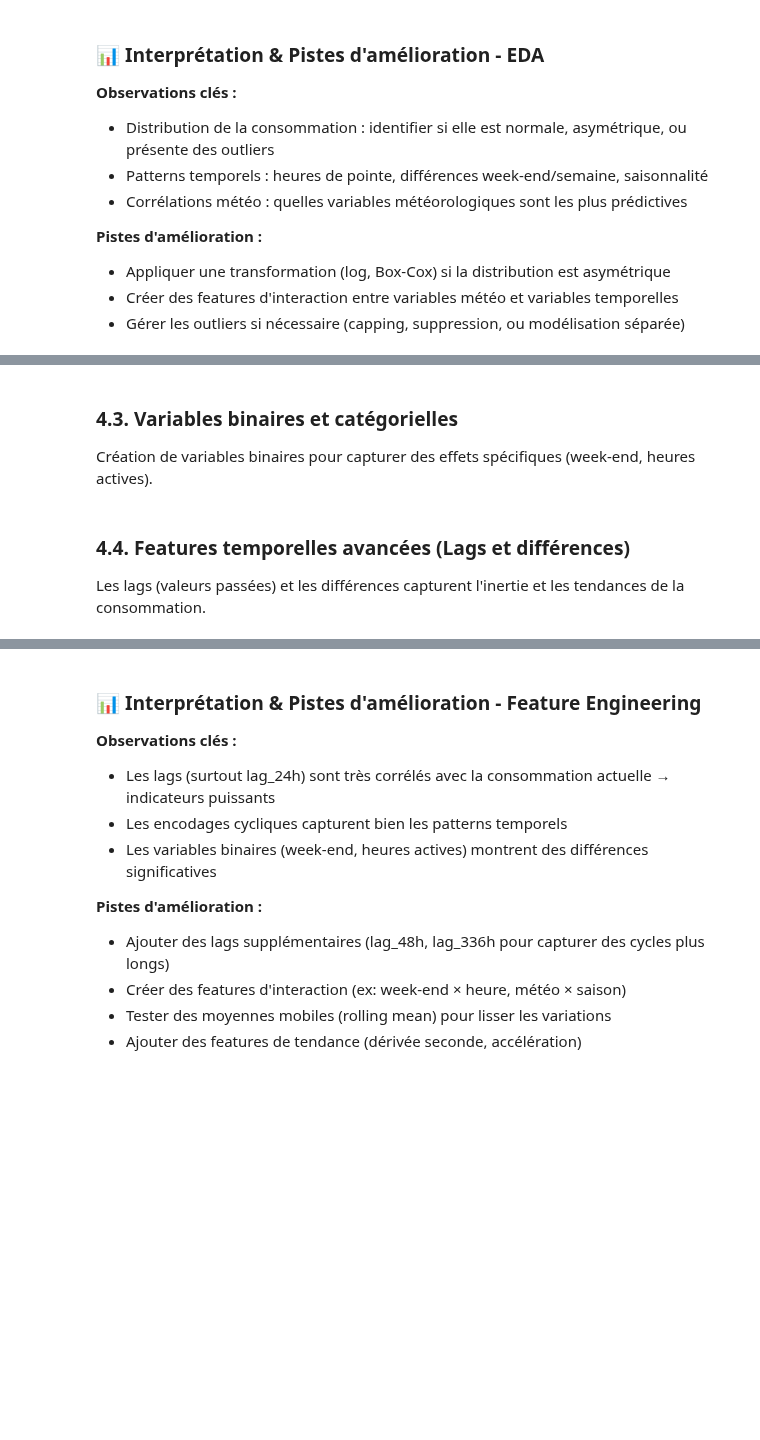
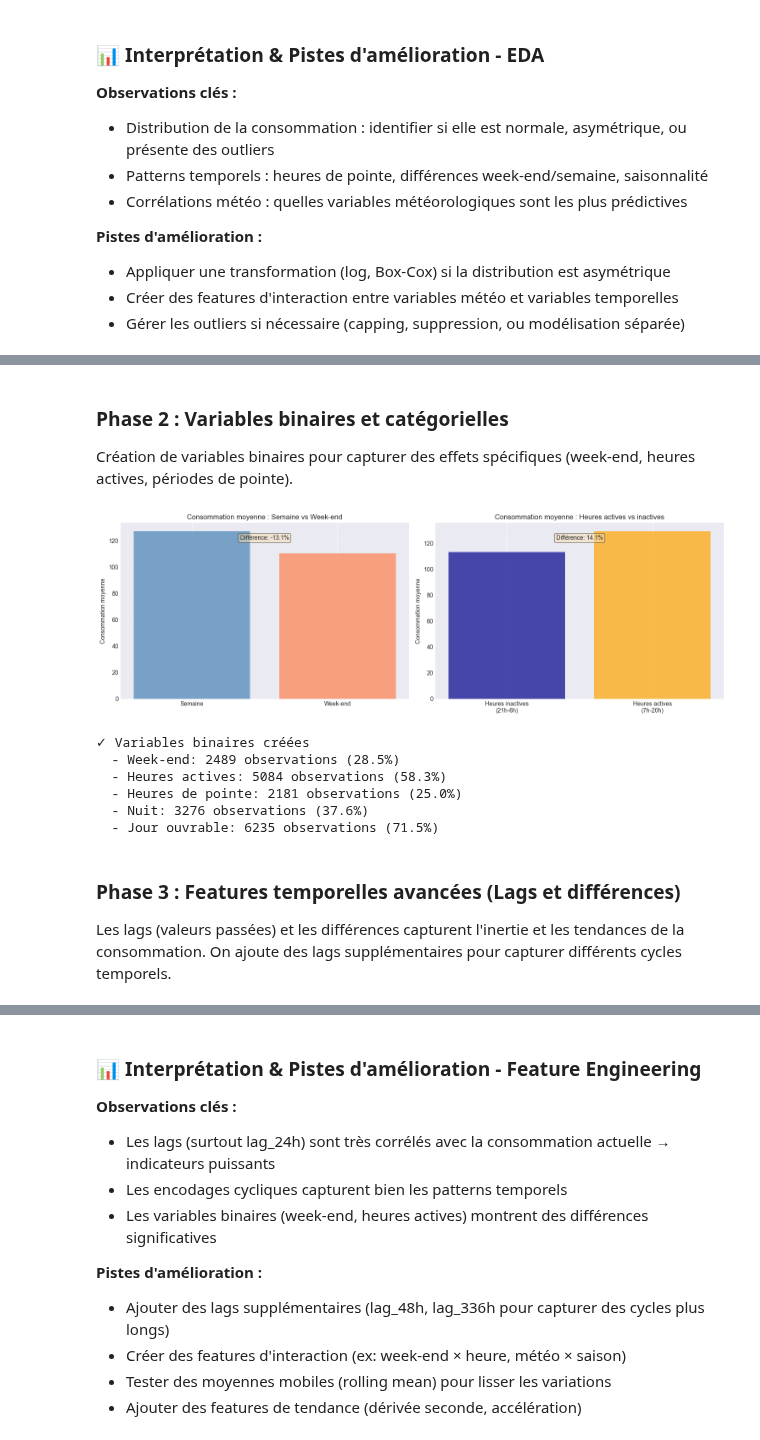
Before and after one commit to juleshenri2003/prediction_conso, a Jupyter notebook: notebook.ipynb, the cells around one changed output, grey strips where cells are left out. Cells and saved outputs as stored; diff of their text form; code cells hidden in the pictures; blank space fills up the shorter version.

```diff
--- a/notebook.ipynb
+++ b/notebook.ipynb
@@ -291,7 +374,7 @@ plt.show()
 # %% [markdown]
-### 4.3. Variables binaires et catégorielles
+### Phase 2 : Variables binaires et catégorielles
 
-Création de variables binaires pour capturer des effets spécifiques (week-end, heures actives).
+Création de variables binaires pour capturer des effets spécifiques (week-end, heures actives, périodes de pointe).
 # %%
 # Variable binaire Week-end (1 si samedi ou dimanche, 0 sinon)
 is_weekend = (jours_de_la_semaine >= 5).astype(int)
@@ -299,6 +382,17 @@ is_weekend = (jours_de_la_semaine >= 5).astype(int)
 # Variable binaire Heures actives (1 si entre 7h et 20h, 0 sinon)
 # Cette variable aide le modèle à mieux caler le "talon" de consommation nocturne
 is_active_hours = ((Heure_orig >= 7) & (Heure_orig <= 20)).astype(int)
+
+# Variable binaire Heures de pointe (1 si entre 8h-10h ou 18h-20h, 0 sinon)
+# Périodes de forte consommation typiques
+is_peak_hours = (((Heure_orig >= 8) & (Heure_orig <= 10)) |
+                 ((Heure_orig >= 18) & (Heure_orig <= 20))).astype(int)
+
+# Variable binaire Nuit (1 si entre 22h et 6h, 0 sinon)
+is_night = ((Heure_orig >= 22) | (Heure_orig <= 6)).astype(int)
+
+# Variable binaire Jour ouvrable (1 si lundi-vendredi, 0 sinon)
+is_weekday = (jours_de_la_semaine < 5).astype(int)
 
 # Visualisation de l'impact de ces variables
 fig, axes = plt.subplots(1, 2, figsize=(15, 5))
@@ -308,35 +402,46 @@ conso_weekend = y_orig[is_weekend == 1].mean()
 conso_semaine = y_orig[is_weekend == 0].mean()
 axes[0].bar(['Semaine', 'Week-end'], [conso_semaine, conso_weekend],
             color=['steelblue', 'coral'], alpha=0.7)
 axes[0].set_title('Consommation moyenne : Semaine vs Week-end')
 axes[0].set_ylabel('Consommation moyenne')
 axes[0].grid(True, alpha=0.3, axis='y')
 diff_pct = ((conso_weekend - conso_semaine) / conso_semaine) * 100
 axes[0].text(0.5, max(conso_semaine, conso_weekend) * 0.95,
              f'Différence: {diff_pct:.1f}%', ha='center', fontsize=10,
              bbox=dict(boxstyle='round', facecolor='wheat', alpha=0.5))
 
 # Impact des heures actives
 conso_active = y_orig[is_active_hours == 1].mean()
 conso_inactive = y_orig[is_active_hours == 0].mean()
 axes[1].bar(['Heures inactives\n(21h-6h)', 'Heures actives\n(7h-20h)'],
             [conso_inactive, conso_active], color=['darkblue', 'orange'], alpha=0.7)
 axes[1].set_title('Consommation moyenne : Heures actives vs inactives')
 axes[1].set_ylabel('Consommation moyenne')
 axes[1].grid(True, alpha=0.3, axis='y')
 diff_pct2 = ((conso_active - conso_inactive) / conso_inactive) * 100
 axes[1].text(0.5, max(conso_active, conso_inactive) * 0.95,
              f'Différence: {diff_pct2:.1f}%', ha='center', fontsize=10,
              bbox=dict(boxstyle='round', facecolor='wheat', alpha=0.5))
 
 plt.tight_layout()
 plt.show()
 
 print(f"✓ Variables binaires créées")
 print(f"  - Week-end: {is_weekend.sum()} observations ({is_weekend.sum()/len(is_weekend)*100:.1f}%)")
 print(f"  - Heures actives: {is_active_hours.sum()} observations ({is_active_hours.sum()/len(is_active_hours)*100:.1f}%)")
+print(f"  - Heures de pointe: {is_peak_hours.sum()} observations ({is_peak_hours.sum()/len(is_peak_hours)*100:.1f}%)")
+print(f"  - Nuit: {is_night.sum()} observations ({is_night.sum()/len(is_night)*100:.1f}%)")
+print(f"  - Jour ouvrable: {is_weekday.sum()} observations ({is_weekday.sum()/len(is_weekday)*100:.1f}%)")
+# %% [output]
+[figure, added]
+✓ Variables binaires créées
+  - Week-end: 2489 observations (28.5%)
+  - Heures actives: 5084 observations (58.3%)
+  - Heures de pointe: 2181 observations (25.0%)
+  - Nuit: 3276 observations (37.6%)
+  - Jour ouvrable: 6235 observations (71.5%)
 # %% [markdown]
-### 4.4. Features temporelles avancées (Lags et différences)
+### Phase 3 : Features temporelles avancées (Lags et différences)
 
-Les lags (valeurs passées) et les différences capturent l'inertie et les tendances de la consommation.
+Les lags (valeurs passées) et les différences capturent l'inertie et les tendances de la consommation. On ajoute des lags supplémentaires pour capturer différents cycles temporels.
 # %%
```
Also changed, not shown: parts of 65 cells of this notebook.
